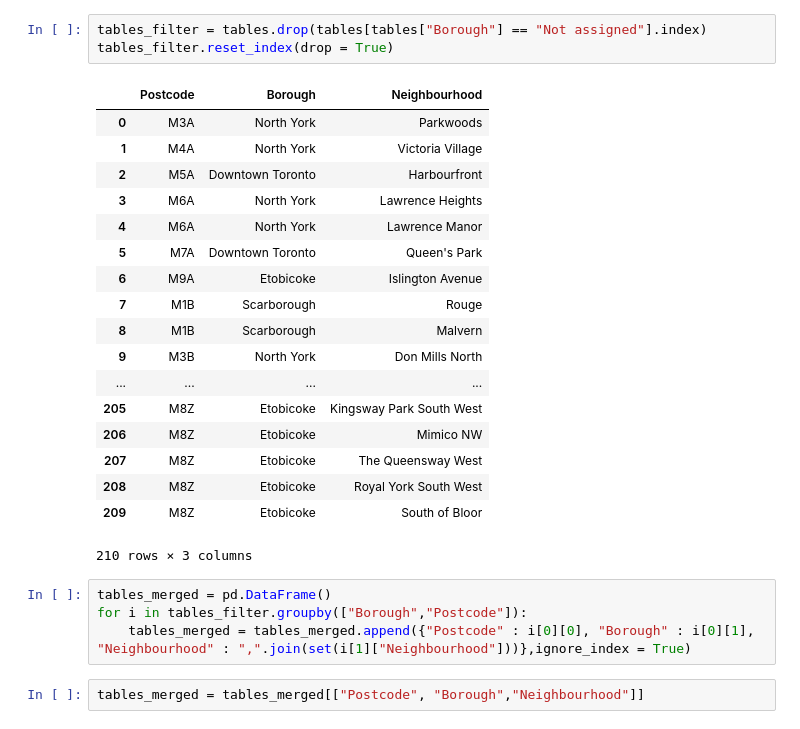
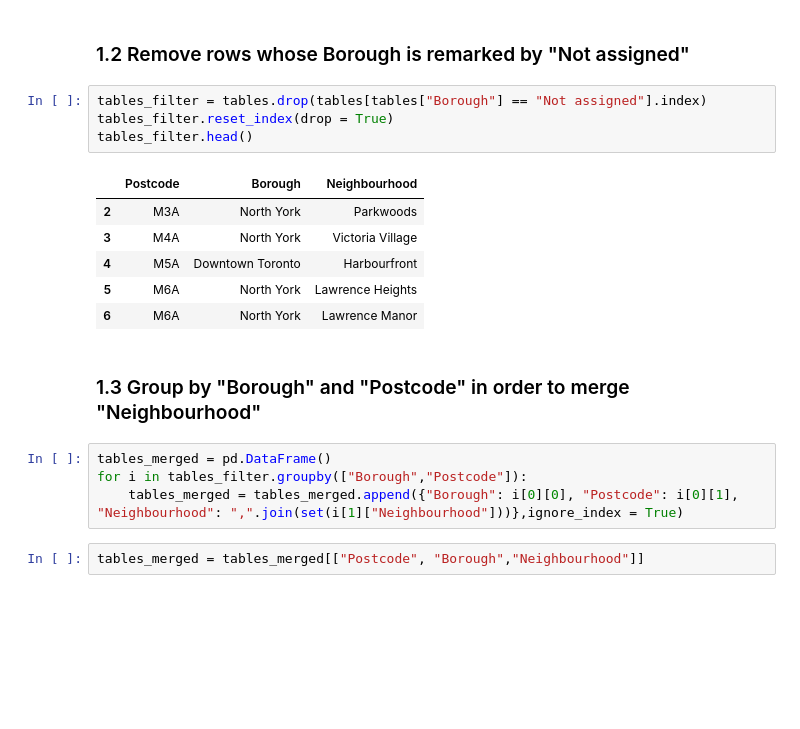
Before and after one commit to linzhou-zhong/Coursera, a Jupyter notebook: Assignment _Neighborhoods_in_Toronto.ipynb, the cells around one changed output. Drawn from its saved outputs; the diff is of its cells as text; blank space fills up the shorter version.

```diff
--- a/Assignment _Neighborhoods_in_Toronto.ipynb
+++ b/Assignment _Neighborhoods_in_Toronto.ipynb
@@ -26,29 +40,22 @@ tables
+# %% [markdown]
+### 1.2 Remove rows whose Borough is remarked by "Not assigned"
 # %%
 tables_filter = tables.drop(tables[tables["Borough"] == "Not assigned"].index)
 tables_filter.reset_index(drop = True)
+tables_filter.head()
 # %% [output]
 |  | Postcode | Borough | Neighbourhood |
-| 0 | M3A | North York | Parkwoods |
-| 1 | M4A | North York | Victoria Village |
-| 2 | M5A | Downtown Toronto | Harbourfront |
-| 3 | M6A | North York | Lawrence Heights |
-| 4 | M6A | North York | Lawrence Manor |
-| 5 | M7A | Downtown Toronto | Queen's Park |
-| 6 | M9A | Etobicoke | Islington Avenue |
-| 7 | M1B | Scarborough | Rouge |
-| 8 | M1B | Scarborough | Malvern |
-| 9 | M3B | North York | Don Mills North |
-| ... | ... | ... | ... |
-| 205 | M8Z | Etobicoke | Kingsway Park South West |
-| 206 | M8Z | Etobicoke | Mimico NW |
-| 207 | M8Z | Etobicoke | The Queensway West |
-| 208 | M8Z | Etobicoke | Royal York South West |
-| 209 | M8Z | Etobicoke | South of Bloor |
+| 2 | M3A | North York | Parkwoods |
+| 3 | M4A | North York | Victoria Village |
+| 4 | M5A | Downtown Toronto | Harbourfront |
+| 5 | M6A | North York | Lawrence Heights |
+| 6 | M6A | North York | Lawrence Manor |
-210 rows × 3 columns
+# %% [markdown]
+### 1.3 Group by "Borough" and "Postcode" in order to merge "Neighbourhood"
 # %%
 tables_merged = pd.DataFrame()
 for i in tables_filter.groupby(["Borough","Postcode"]):
-    tables_merged = tables_merged.append({"Postcode" : i[0][0], "Borough" : i[0][1], "Neighbourhood" : ",".join(set(i[1]["Neighbourhood"]))},ignore_index = True)
+    tables_merged = tables_merged.append({"Borough": i[0][0], "Postcode": i[0][1], "Neighbourhood": ",".join(set(i[1]["Neighbourhood"]))},ignore_index = True)
 # %%
 tables_merged = tables_merged[["Postcode", "Borough","Neighbourhood"]]
 # %%
```
Also changed, not shown: parts of 24 cells of this notebook.
